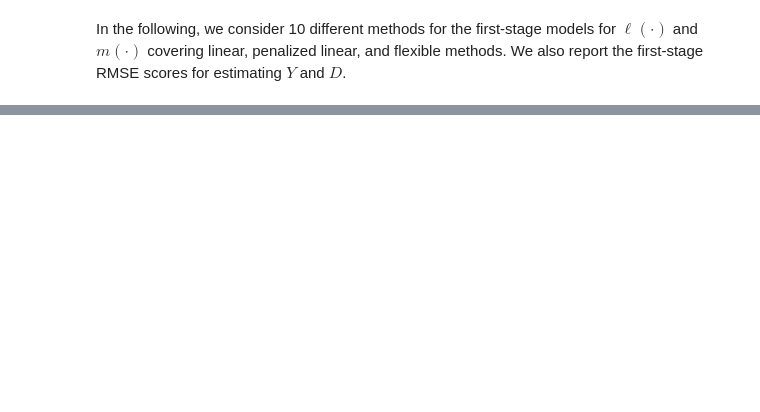
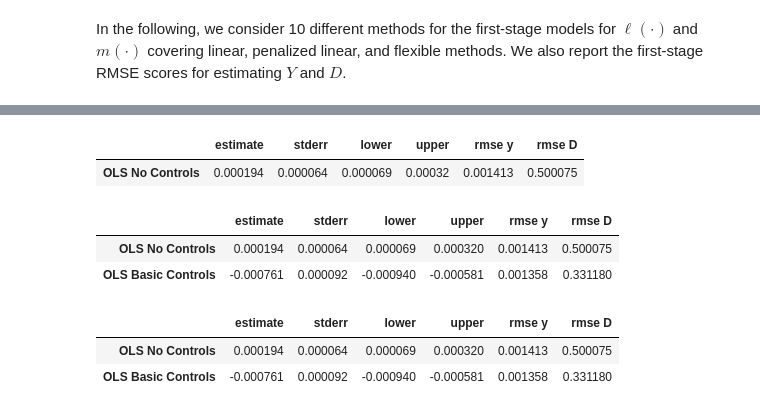
Before and after one commit to jialeCharloote/Deep-Learning, a Jupyter notebook: PM4/python_dml_inference_for_gun_ownership.ipynb, the cells around one changed output, grey strips where cells are left out. Saved outputs shown, nothing was run; the diff lists cells and outputs as text; code cells hidden in the pictures; blank space fills up the shorter version.

```diff
--- a/PM4/python_dml_inference_for_gun_ownership.ipynb
+++ b/PM4/python_dml_inference_for_gun_ownership.ipynb
@@ -291,7 +305,7 @@ def summary(point, stderr, yhat, Dhat, resy, resD, epsilon, X, D, y, *, name):
 # %%
 # OLS No Controls
-Y = usedata['logghomr']
-D = usedata['logfssl']
+Y = df['pat_per15']
+D = df['interricevm_dummy']
 Z = pd.DataFrame({"Const": np.ones(len(Y))})  # regression on constant
 
 modely = make_pipeline(StandardScaler(), LinearRegression())
@@ -301,38 +315,39 @@ modeld = make_pipeline(StandardScaler(), LinearRegression())
 result_OLS = dml(Z, D, Y, modely, modeld, nfolds=5, classifier=False)
 table = summary(*result_OLS, Z, D, y, name='OLS No Controls')
 table
+# %% [output]
+|  | estimate | stderr | lower | upper | rmse y | rmse D |
+| OLS No Controls | 0.000194 | 0.000064 | 0.000069 | 0.00032 | 0.001413 | 0.500075 |
 # %%
 # Basic Controls
-basic_controls = [d] + X1 + X2 + census
-Z = usedata[basic_controls].drop(columns=['logfssl'])
-
+basic_controls = X1
+Z = X1
 modely = make_pipeline(StandardScaler(), LinearRegression())
 modeld = make_pipeline(StandardScaler(), LinearRegression())
 
 # Run DML model with nfolds folds of cross-fitting
 result_basic = dml(Z, D, Y, modely, modeld, nfolds=5, classifier=False)
 table = pd.concat([table, summary(*result_basic, Z, D, y, name='OLS Basic Controls')])
 table
+# %% [output]
+|  | estimate | stderr | lower | upper | rmse y | rmse D |
+| OLS No Controls | 0.000194 | 0.000064 | 0.000069 | 0.000320 | 0.001413 | 0.500075 |
+| OLS Basic Controls | -0.000761 | 0.000092 | -0.000940 | -0.000581 | 0.001358 | 0.331180 |
 # %%
-# All Controls
-# Regression on time and cross-sectional averages
-varlistX = X1 + X2 + census
-varlistMeans = [d] + X1 + X2 + census
-
-# Adding county and time means
-for var in varlistX:
-    varlistMeans.append(var + 'J')
-    varlistMeans.append(var + 'T')
-
-Z = sm.add_constant(usedata[varlistMeans].drop(columns=['logfssl']))
-
+# Basic Controls
+basic_controls = X1
+Z = sm.add_constant(X1)
 modely = make_pipeline(StandardScaler(), LinearRegression())
 modeld = make_pipeline(StandardScaler(), LinearRegression())
 
 # Run DML model with nfolds folds of cross-fitting
-result_all = dml(Z, D, Y, modely, modeld, nfolds=5, classifier=False)
-table = pd.concat([table, summary(*result_all, Z, D, y, name='OLS All Controls')])
+result_basic = dml(Z, D, Y, modely, modeld, nfolds=5, classifier=False)
+table = pd.concat([table, summary(*result_basic, Z, D, y, name='OLS Basic Controls')])
 table
+# %% [output]
+|  | estimate | stderr | lower | upper | rmse y | rmse D |
+| OLS No Controls | 0.000194 | 0.000064 | 0.000069 | 0.000320 | 0.001413 | 0.500075 |
+| OLS Basic Controls | -0.000761 | 0.000092 | -0.000940 | -0.000581 | 0.001358 | 0.331180 |
 # %%
 # Now lets do Cross-validated Lasso, Ridge, ENet
 cv = KFold(n_splits=10, shuffle=True, random_state=123)  # shuffled k-folds
```
Also changed, not shown: parts of 15 cells of this notebook.
